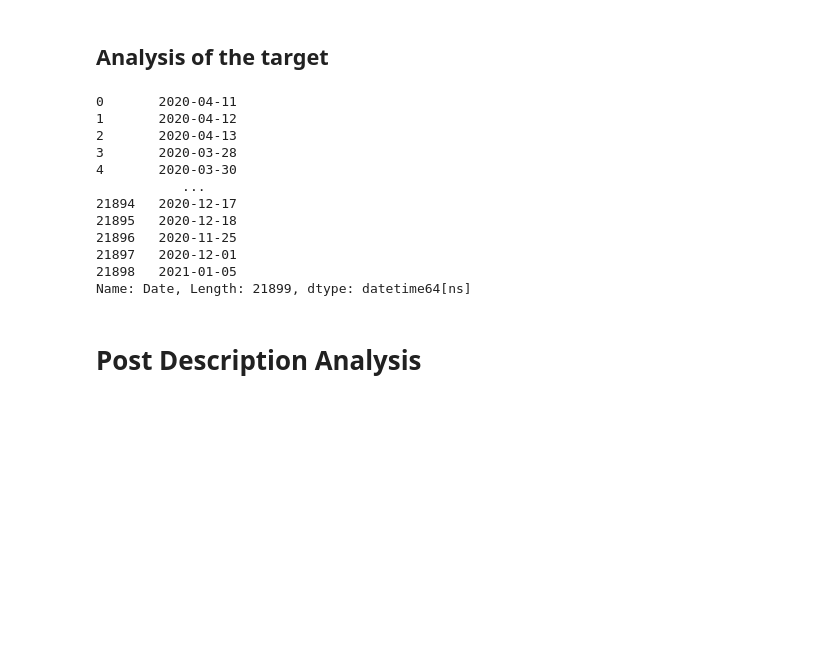
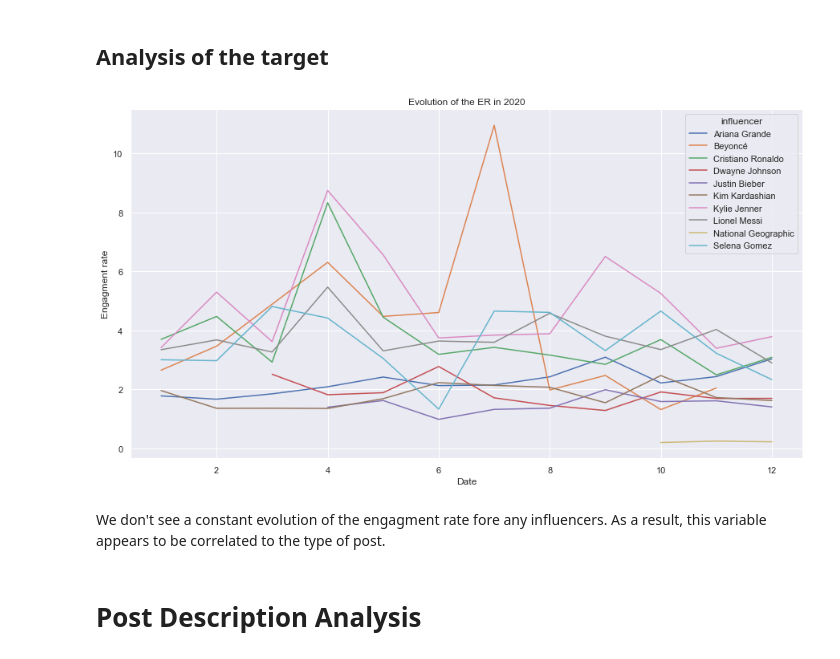
Before and after one commit to BadrAlpha07/Data-Camp-Project, a Jupyter notebook: Starting_kit_engagement_rate.ipynb, the cells around one changed output. Drawn from its saved outputs; the diff is of its cells as text; code cells hidden in the pictures; blank space fills up the shorter version.

```diff
--- a/Starting_kit_engagement_rate.ipynb
+++ b/Starting_kit_engagement_rate.ipynb
@@ -260,23 +259,18 @@ df['Date'] = pd.Series([pd.to_datetime(date, format='%d-%m-%Y') for date in date
-# %%
-df[df['year'] == 2020].shape
-# %% [output]
-0       2020-04-11
-1       2020-04-12
-2       2020-04-13
-3       2020-03-28
-4       2020-03-30
-           ...
-21894   2020-12-17
-21895   2020-12-18
-21896   2020-11-25
-21897   2020-12-01
-21898   2021-01-05
-Name: Date, Length: 21899, dtype: datetime64[ns]
+# %%
+top_10 = df[df['num_followers'] > 149379420]
+# %%
+df_2020_gb = top_10[top_10['year'] == 2020].groupby(['influencer','month']).mean()
 # %%
-sns.lineplot(data=df, x='Date', y='ER', hue = 'influencer')
+plt.figure(figsize=(15,8))
+sns.lineplot(data=df_2020_gb, x='month', y='ER', hue = 'influencer')
+plt.title('Evolution of the ER in 2020')
 plt.ylabel('Engagment rate')
 plt.xlabel('Date')
 plt.show()
+# %% [output]
+[figure, added]
+# %% [markdown]
+We don't see a constant evolution of the engagment rate fore any influencers. As a result, this variable appears to be correlated to the type of post.
 # %% [markdown]
 # Post Description Analysis
 # %% [markdown]
```
Also changed, not shown: parts of 3 cells of this notebook.
